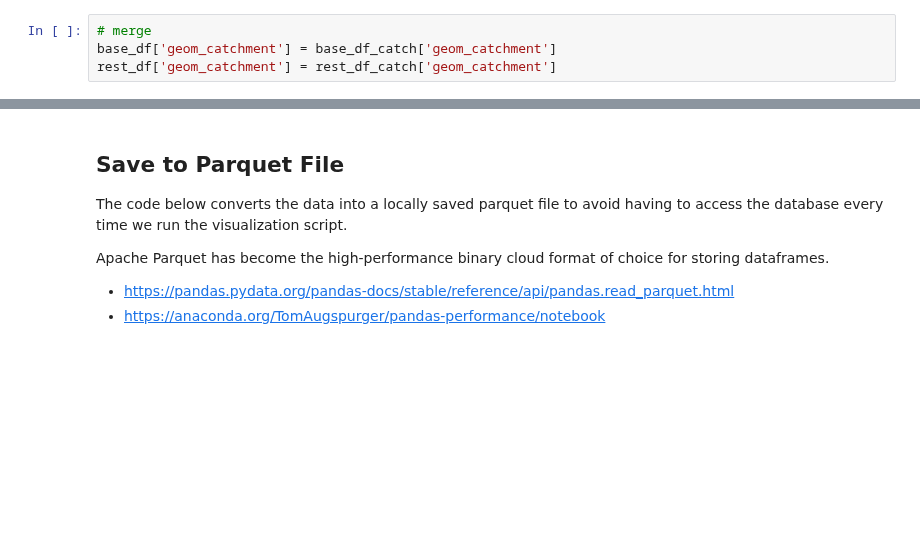
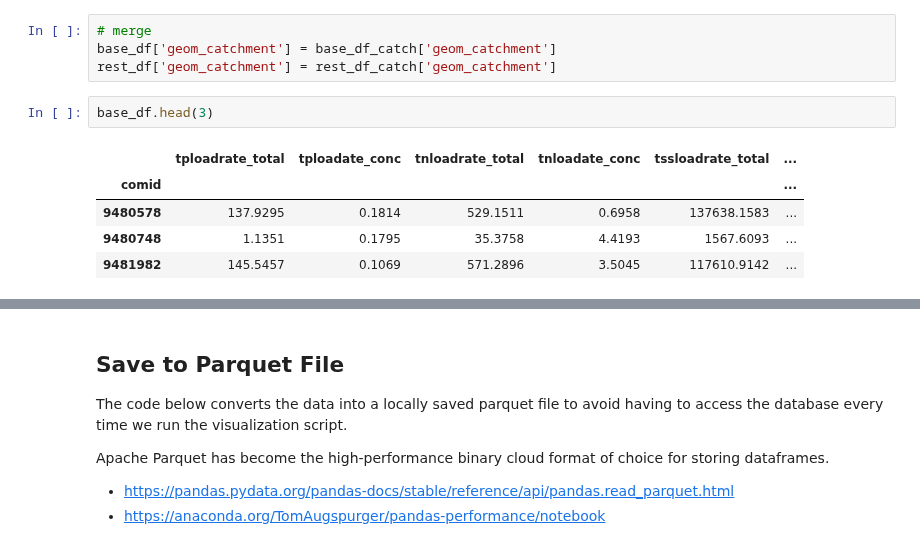
Before and after one commit to TheAcademyofNaturalSciences/WikiSRATMicroService, a Jupyter notebook: WikiSRAT_Demo.ipynb, the cells around one changed output, grey strips where cells are left out. Drawn from its saved outputs; the diff is of its cells as text; blank space fills up the shorter version.

```diff
--- a/WikiSRAT_Demo.ipynb
+++ b/WikiSRAT_Demo.ipynb
@@ -580,3 +524,11 @@ rest_df_catch.set_index('comid', inplace=True)
 # merge
 base_df['geom_catchment'] = base_df_catch['geom_catchment']
 rest_df['geom_catchment'] = rest_df_catch['geom_catchment']
+# %%
+base_df.head(3)
+# %% [output]
+|  | tploadrate_total | tploadate_conc | tnloadrate_total | tnloadate_conc | tssloadrate_total | ... |
+| comid |  |  |  |  |  | ... |
+| 9480578 | 137.9295 | 0.1814 | 529.1511 | 0.6958 | 137638.1583 | ... |
+| 9480748 | 1.1351 | 0.1795 | 35.3758 | 4.4193 | 1567.6093 | ... |
+| 9481982 | 145.5457 | 0.1069 | 571.2896 | 3.5045 | 117610.9142 | ... |
```
Also changed, not shown: parts of 36 cells of this notebook, 4 other files.
